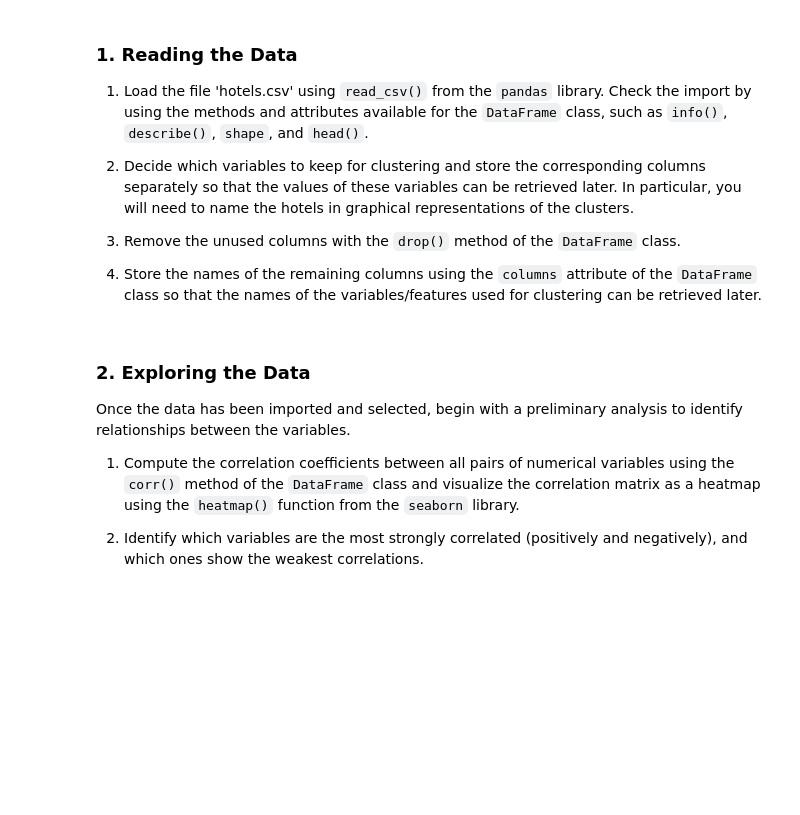
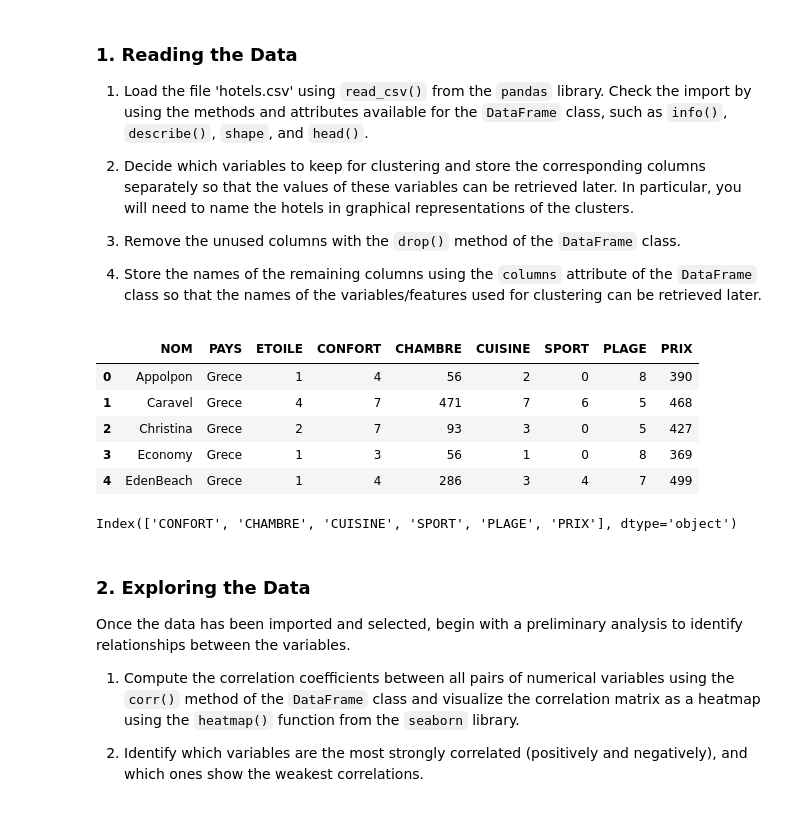
Before and after one commit to jmvilla12/apprentissage-non-supervise, a Jupyter notebook: TP2/TP_clustering_template.ipynb, the cells around one changed output. Cells and saved outputs as stored; diff of their text form; code cells hidden in the pictures; blank space fills up the shorter version.

```diff
--- a/TP2/TP_clustering_template.ipynb
+++ b/TP2/TP_clustering_template.ipynb
@@ -35,6 +37,29 @@ import seaborn as sns
 1. Remove the unused columns with the `drop()` method of the `DataFrame` class.
 
 1. Store the names of the remaining columns using the `columns` attribute of the `DataFrame` class so that the names of the variables/features used for clustering can be retrieved later.
+# %%
+# 1. Load the dataset
+data = pd.read_csv('hotels.csv')
+data.head()
+# %% [output]
+|  | NOM | PAYS | ETOILE | CONFORT | CHAMBRE | CUISINE | SPORT | PLAGE | PRIX |
+| 0 | Appolpon | Grece | 1 | 4 | 56 | 2 | 0 | 8 | 390 |
+| 1 | Caravel | Grece | 4 | 7 | 471 | 7 | 6 | 5 | 468 |
+| 2 | Christina | Grece | 2 | 7 | 93 | 3 | 0 | 5 | 427 |
+| 3 | Economy | Grece | 1 | 3 | 56 | 1 | 0 | 8 | 369 |
+| 4 | EdenBeach | Grece | 1 | 4 | 286 | 3 | 4 | 7 | 499 |
+# %%
+# 2. Decide to remove the non-numeric columns
+
+# 3. Remove the non-numeric columns
+data = data.drop(columns=['NOM', 'PAYS', 'ETOILE'])
+# print(data)
+
+# 4. Store the column names
+data_columns = data.columns
+print(data_columns)
+# %% [output]
+Index(['CONFORT', 'CHAMBRE', 'CUISINE', 'SPORT', 'PLAGE', 'PRIX'], dtype='object')
 # %% [markdown]
 ### 2. Exploring the Data
 
```
Also changed, not shown: parts of 5 cells of this notebook.
